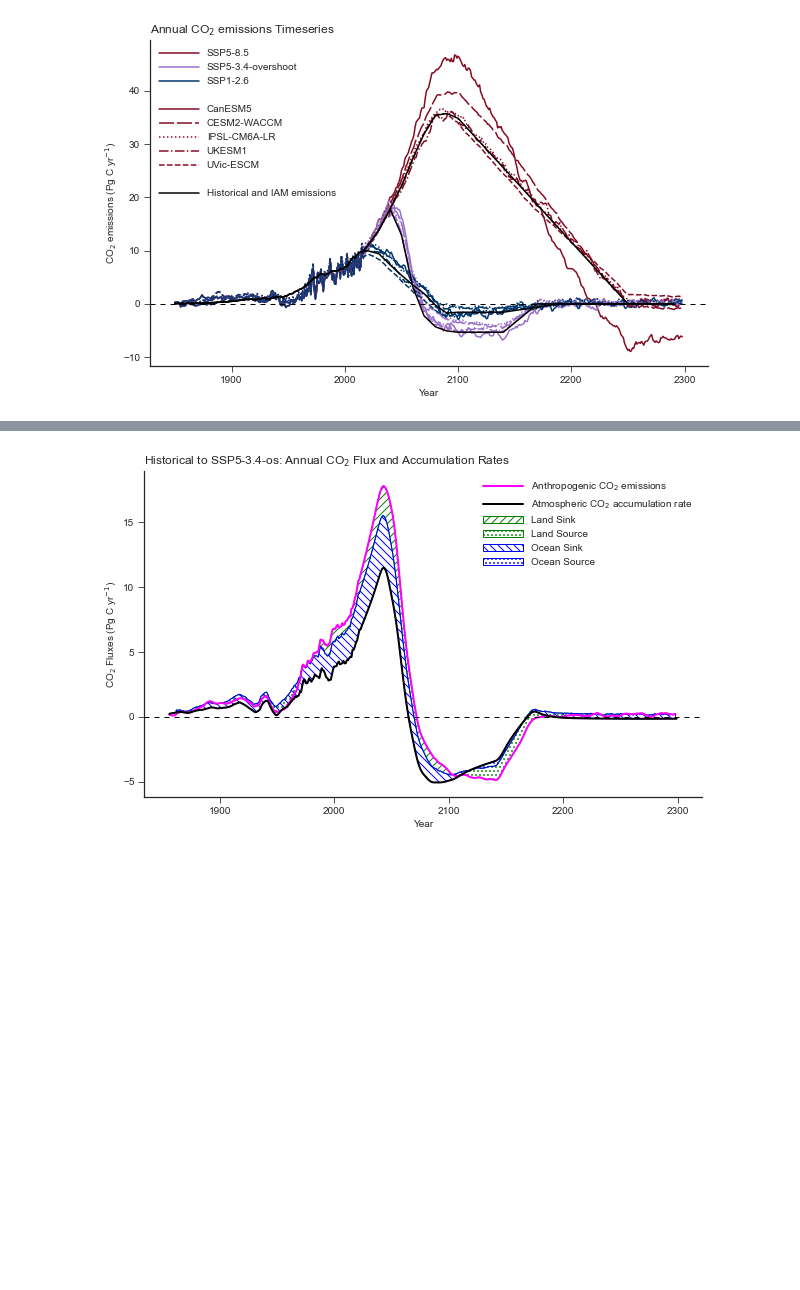
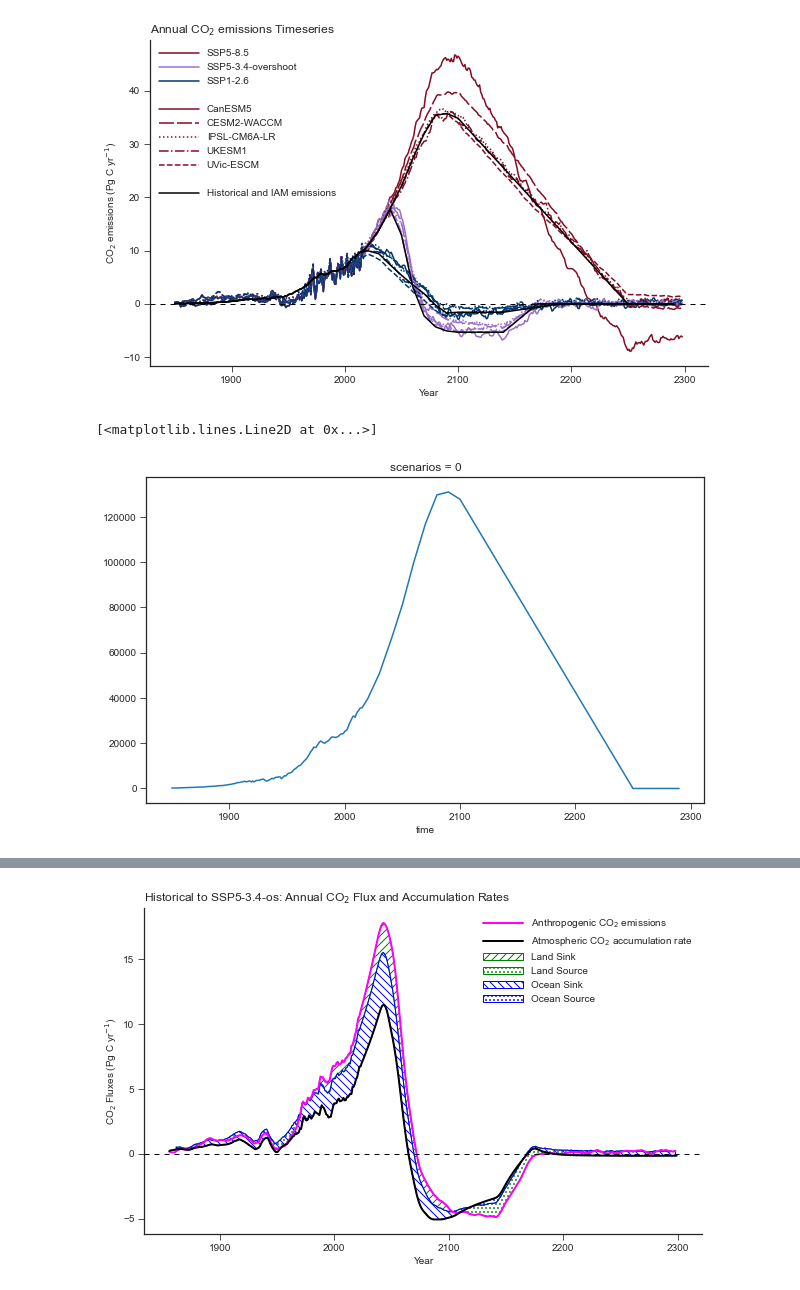
Before and after one commit to ckoven/longterm_carboncycle_three_ssps, a Jupyter notebook: longterm_carboncycle_withssp126.ipynb, the cells around one changed output, grey strips where cells are left out. Saved outputs shown, nothing was run; the diff lists cells and outputs as text; code cells hidden in the pictures; blank space fills up the shorter version.

```diff
--- a/longterm_carboncycle_withssp126.ipynb
+++ b/longterm_carboncycle_withssp126.ipynb
@@ -1273,8 +1333,8 @@ ssp126_co2emiss = iam_emissions_file[(iam_emissions_file.Scenario == 'ssp126') *
 # %%
 iam_emissions = xr.DataArray(np.ma.masked_all((3,nyears_total)), dims=['scenarios','time'], coords=[np.arange(3), np.arange(nyears_total)+1850.])
 
-iam_emissions[0,:] = ssp534os_co2emiss.iloc[0,107:557]
-iam_emissions[1,:] = ssp585_co2emiss.iloc[0,107:557]
+iam_emissions[1,:] = ssp534os_co2emiss.iloc[0,107:557]
+iam_emissions[0,:] = ssp585_co2emiss.iloc[0,107:557]
 iam_emissions[2,:] = ssp126_co2emiss.iloc[0,107:557]
 # %%
 iam_emissions_nomissing = iam_emissions.dropna(dim='time')
@@ -1330,3 +1390,9 @@ plt.savefig('annual_emissions_timeseries.png', dpi=300, format='png')
 # %% [output]
 (3, 450, 5)
 [figure]
+# %%
+### need to interpolate annual numbers fore long-term IAM emissions
+iam_emissions_nomissing.interp(time=years)[0,:].plot()
+# %% [output]
+[<matplotlib.lines.Line2D at 0x...>]
+[figure, added]
```
Also changed, not shown: parts of 15 cells of this notebook.
